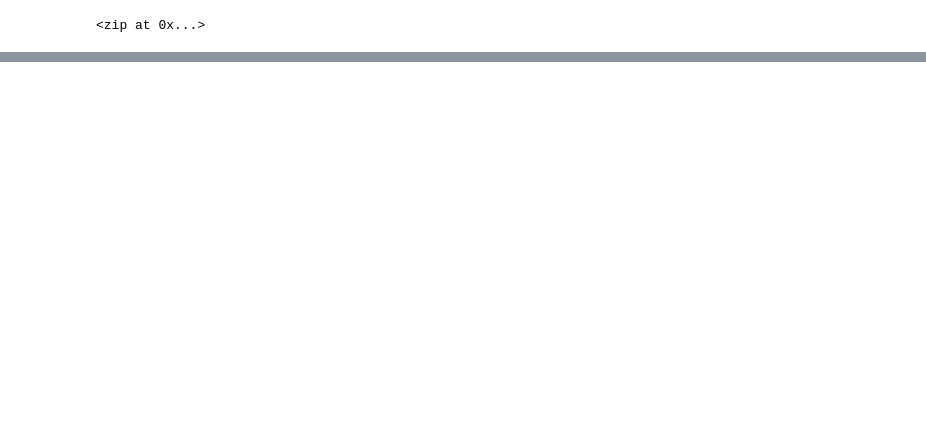
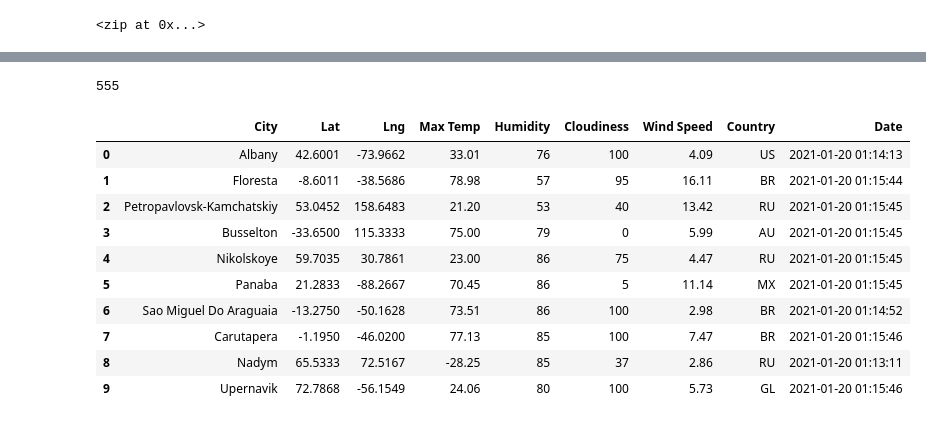
Before and after one commit to cwbyrd/World_Weather_Analysis, a Jupyter notebook: WeatherPy.ipynb, the cells around one changed output, grey strips where cells are left out. Saved outputs shown, nothing was run; the diff lists cells and outputs as text; code cells hidden in the pictures; blank space fills up the shorter version.

Commit message:
Adding weatherpy changes

```diff
--- a/WeatherPy.ipynb
+++ b/WeatherPy.ipynb
@@ -32,0 +40,3 @@ len(cities)
+# %%
+url = "http://api.openweathermap.org/data/2.5/weather?units=Imperial&APPID=" + weather_api_key
+print(url)
@@ -32,0 +124,20 @@ len(cities)
+# %%
+len(city_data)
+# %% [output]
+555
+# %%
+# Convert the array of dictionaries to a Pandas DataFrame.
+city_data_df = pd.DataFrame(city_data)
+city_data_df.head(10)
+# %% [output]
+|  | City | Lat | Lng | Max Temp | Humidity | Cloudiness | Wind Speed | Country | Date |
+| 0 | Albany | 42.6001 | -73.9662 | 33.01 | 76 | 100 | 4.09 | US | 2021-01-20 01:14:13 |
+| 1 | Floresta | -8.6011 | -38.5686 | 78.98 | 57 | 95 | 16.11 | BR | 2021-01-20 01:15:44 |
+| 2 | Petropavlovsk-Kamchatskiy | 53.0452 | 158.6483 | 21.20 | 53 | 40 | 13.42 | RU | 2021-01-20 01:15:45 |
+| 3 | Busselton | -33.6500 | 115.3333 | 75.00 | 79 | 0 | 5.99 | AU | 2021-01-20 01:15:45 |
+| 4 | Nikolskoye | 59.7035 | 30.7861 | 23.00 | 86 | 75 | 4.47 | RU | 2021-01-20 01:15:45 |
+| 5 | Panaba | 21.2833 | -88.2667 | 70.45 | 86 | 5 | 11.14 | MX | 2021-01-20 01:15:45 |
+| 6 | Sao Miguel Do Araguaia | -13.2750 | -50.1628 | 73.51 | 86 | 100 | 2.98 | BR | 2021-01-20 01:14:52 |
+| 7 | Carutapera | -1.1950 | -46.0200 | 77.13 | 85 | 100 | 7.47 | BR | 2021-01-20 01:15:46 |
+| 8 | Nadym | 65.5333 | 72.5167 | -28.25 | 85 | 37 | 2.86 | RU | 2021-01-20 01:13:11 |
+| 9 | Upernavik | 72.7868 | -56.1549 | 24.06 | 80 | 100 | 5.73 | GL | 2021-01-20 01:15:46 |
```
Also changed, not shown: parts of 8 cells of this notebook, 3 other files.
